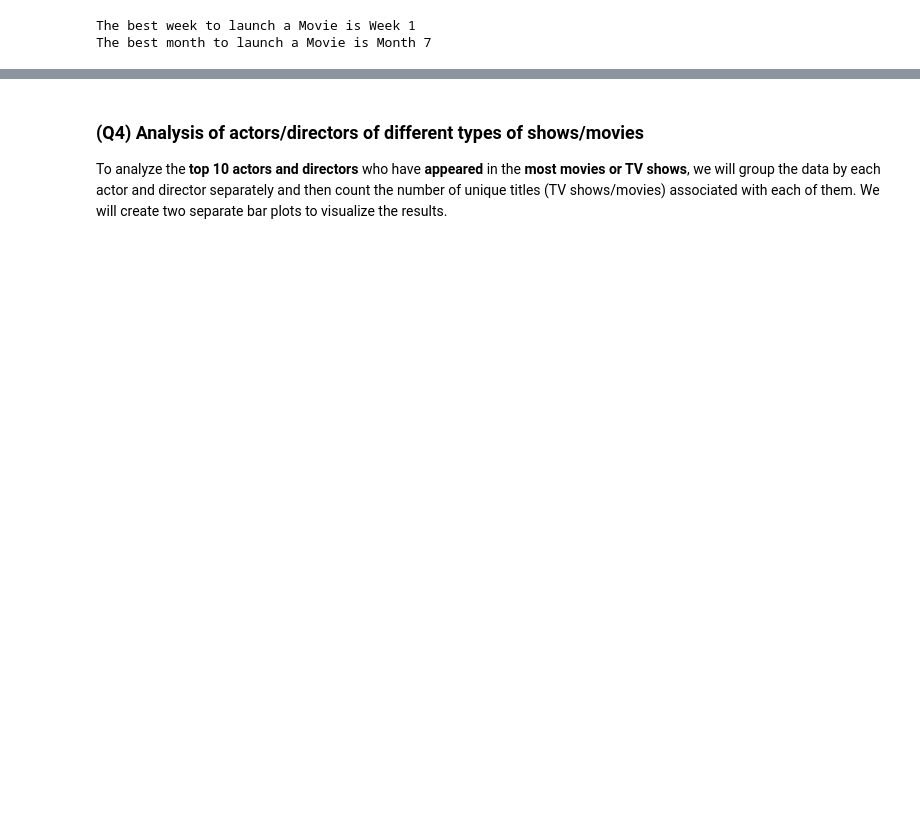
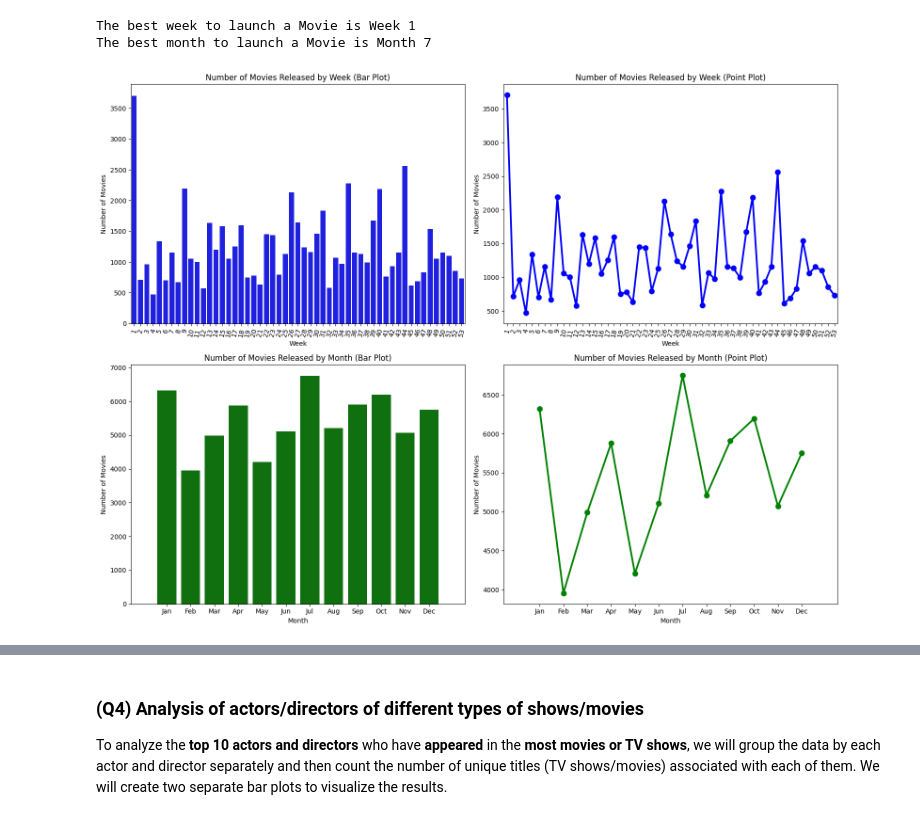
Before and after one commit to ABSHYabhi/Business-Case-Netflix_-Data_Exploration_and_Visualisation-, a Jupyter notebook: Netflix_(Data_Exploration_and_Visualisation)_.ipynb, the cells around one changed output, grey strips where cells are left out. Cells and saved outputs as stored; diff of their text form; code cells hidden in the pictures; blank space fills up the shorter version.

```diff
--- a/Netflix_(Data_Exploration_and_Visualisation)_.ipynb
+++ b/Netflix_(Data_Exploration_and_Visualisation)_.ipynb
@@ -568,4 +615,43 @@ print(f"The best month to launch a Movie is Month {best_month_movies}")
 # %% [output]
 The best week to launch a Movie is Week 1
 The best month to launch a Movie is Month 7
+# %%
+# Create subplots for Movies
+fig, axs = plt.subplots(2, 2, figsize=(16, 12))
+
+# Subplot for Movies released by week (bar plot)
+sns.barplot(data=movies_by_week, x='Week', y='title', color='b', ax=axs[0, 0])
+axs[0, 0].set_title('Number of Movies Released by Week (Bar Plot)')
+axs[0, 0].set_xlabel('Week')
+axs[0, 0].set_ylabel('Number of Movies')
+axs[0, 0].set_xticklabels(axs[0, 0].get_xticklabels(), rotation=75)
+
+# Subplot for Movies released by week (point plot)
+sns.pointplot(data=movies_by_week, x='Week', y='title', color='b', ax=axs[0, 1])
+axs[0, 1].set_title('Number of Movies Released by Week (Point Plot)')
+axs[0, 1].set_xlabel('Week')
+axs[0, 1].set_ylabel('Number of Movies')
+axs[0, 1].set_xticklabels(axs[0, 1].get_xticklabels(), rotation=75)
+
+# Subplot for Movies released by month (bar plot)
+sns.barplot(data=movies_by_month, x='Month', y='title', color='g', order=range(0, 14), ax=axs[1, 0])
+axs[1, 0].set_title('Number of Movies Released by Month (Bar Plot)')
+axs[1, 0].set_xlabel('Month')
+axs[1, 0].set_ylabel('Number of Movies')
+axs[1, 0].set_xticks(range(1, 13))
+axs[1, 0].set_xticklabels(['Jan', 'Feb', 'Mar', 'Apr', 'May', 'Jun', 'Jul', 'Aug', 'Sep', 'Oct', 'Nov', 'Dec'])
+
+# Subplot for Movies released by month (point plot)
+sns.pointplot(data=movies_by_month, x='Month', y='title', color='g', order=range(0, 14), ax=axs[1, 1])
+axs[1, 1].set_title('Number of Movies Released by Month (Point Plot)')
+axs[1, 1].set_xlabel('Month')
+axs[1, 1].set_ylabel('Number of Movies')
+axs[1, 1].set_xticks(range(1, 13))
+axs[1, 1].set_xticklabels(['Jan', 'Feb', 'Mar', 'Apr', 'May', 'Jun', 'Jul', 'Aug', 'Sep', 'Oct', 'Nov', 'Dec'])
+
+# Adjust the layout and display the plots
+plt.tight_layout()
+plt.show()
+# %% [output]
+[figure, added]
 # %% [markdown]
```
Also changed, not shown: parts of 11 cells of this notebook.
